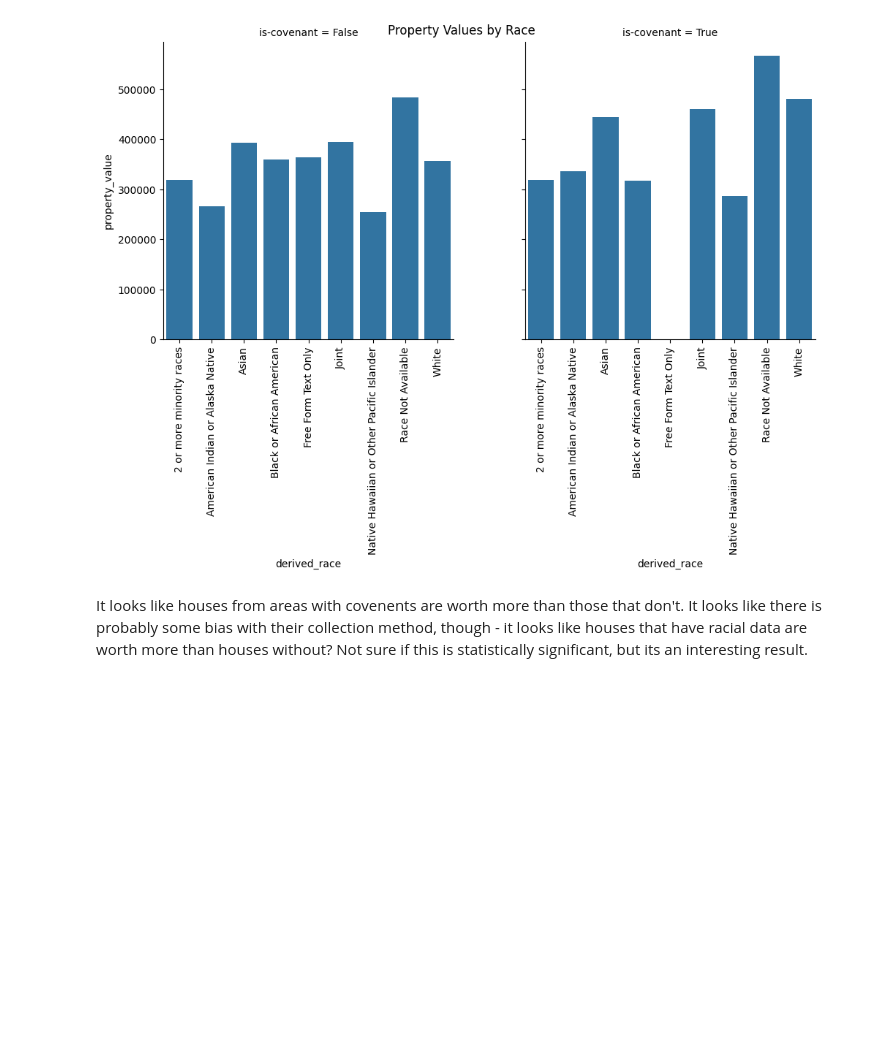
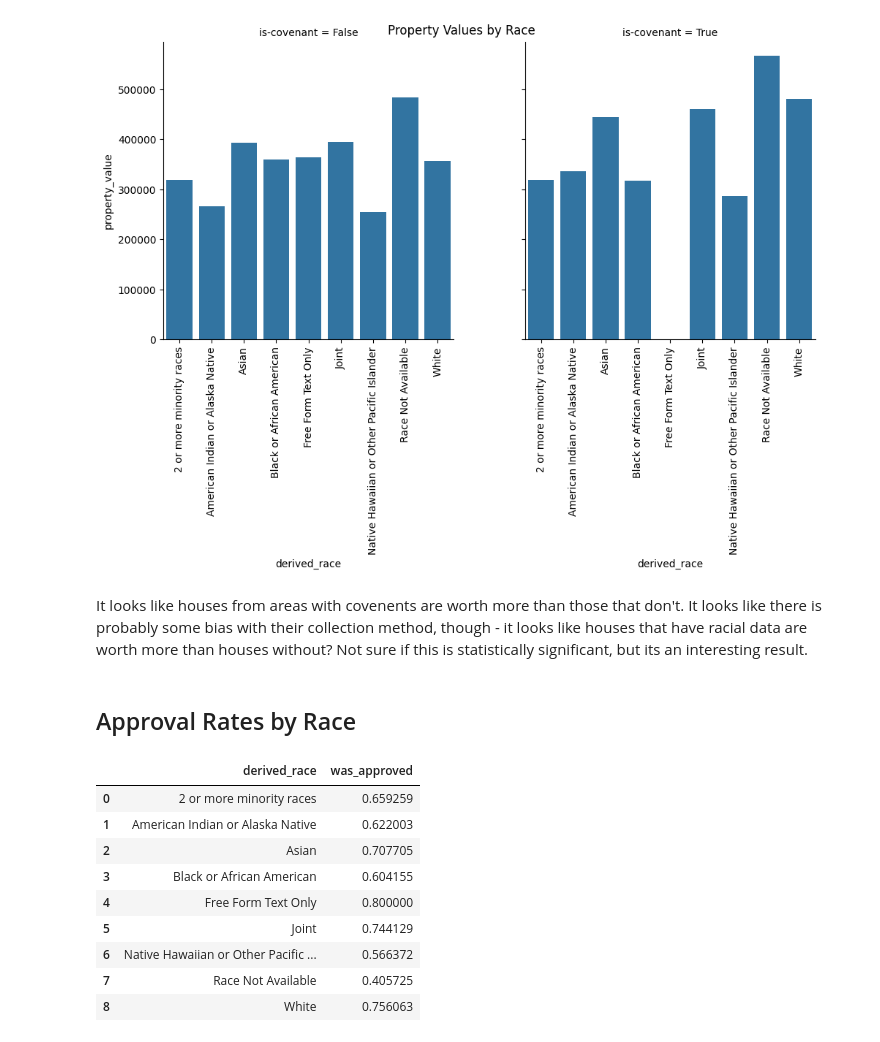
Before and after one commit to IMOsbo/DATA6550-Housing-Bias, a Jupyter notebook: Code/Osborne/Project4-Osborne.ipynb, the cells around one changed output. Cells and saved outputs as stored; diff of their text form; code cells hidden in the pictures; blank space fills up the shorter version.

```diff
--- a/Code/Osborne/Project4-Osborne.ipynb
+++ b/Code/Osborne/Project4-Osborne.ipynb
@@ -224,3 +223,5 @@ ax.tick_params(axis="x", rotation=90)
 [figure]
 # %% [markdown]
 It looks like houses from areas with covenents are worth more than those that don't. It looks like there is probably some bias with their collection method, though - it looks like houses that have racial data are worth more than houses without? Not sure if this is statistically significant, but its an interesting result.
+# %% [markdown]
+## Approval Rates by Race
@@ -226,0 +230,13 @@ It looks like houses from areas with covenents are worth more than those that do
+# %%
+approvalPrices
+# %% [output]
+|  | derived_race | was_approved |
+| 0 | 2 or more minority races | 0.659259 |
+| 1 | American Indian or Alaska Native | 0.622003 |
+| 2 | Asian | 0.707705 |
+| 3 | Black or African American | 0.604155 |
+| 4 | Free Form Text Only | 0.800000 |
+| 5 | Joint | 0.744129 |
+| 6 | Native Hawaiian or Other Pacific ... | 0.566372 |
+| 7 | Race Not Available | 0.405725 |
+| 8 | White | 0.756063 |
```
Also changed, not shown: parts of 5 cells of this notebook.
